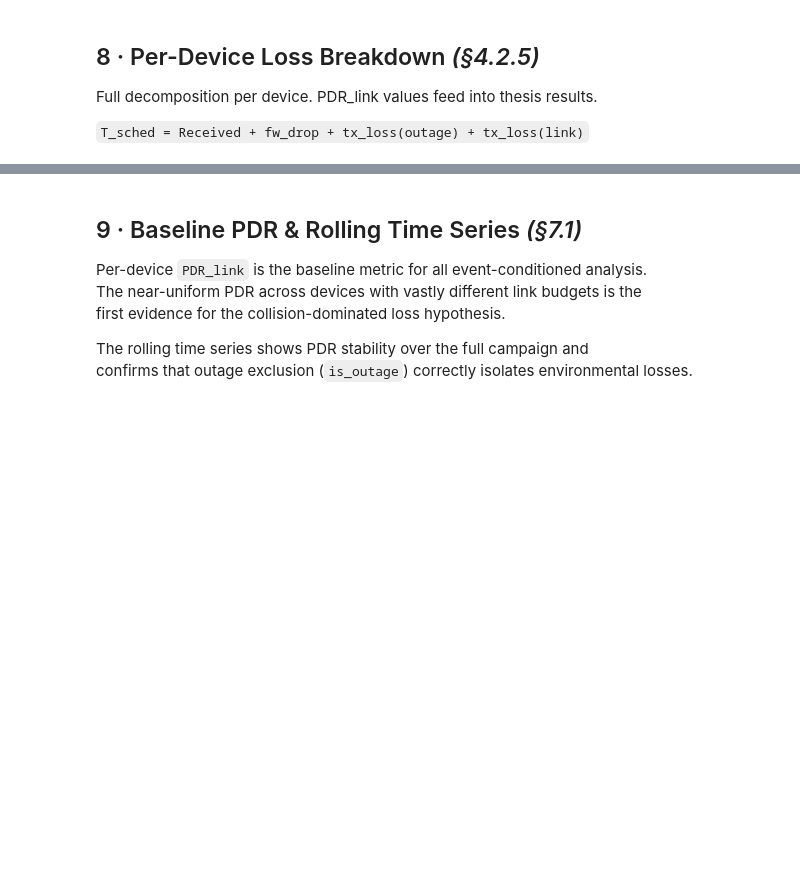
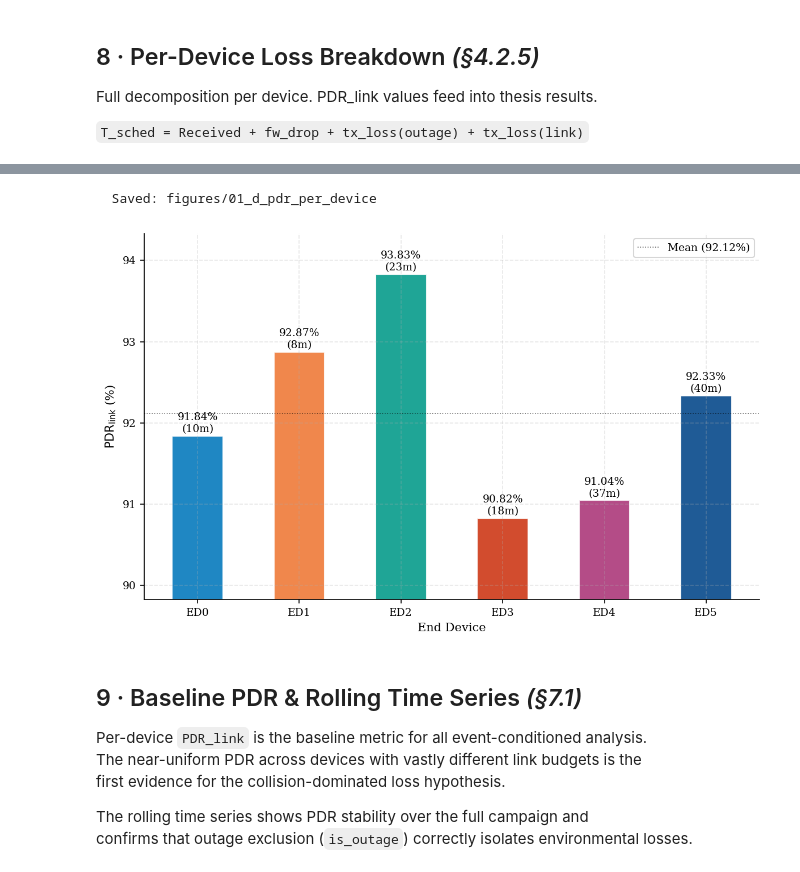
Before and after one commit to vincentmworia/Master-Thesis-Reliability-Analysis-of-Indoor-LoRaWAN-Links-using-packet-counter-reconstruction, a Jupyter notebook: notebooks/01_Packet-Counter_Reconstruction.ipynb, the cells around one changed output, grey strips where cells are left out. Drawn from its saved outputs; the diff is of its cells as text; code cells hidden in the pictures; blank space fills up the shorter version.

```diff
--- a/notebooks/01_Packet-Counter_Reconstruction.ipynb
+++ b/notebooks/01_Packet-Counter_Reconstruction.ipynb
@@ -752,3 +710,36 @@ save_fig(fig, '01_d_pdr_per_device')
+# %%
+
+# ── Fig 01_d — PDR_link per device ───────────────────────────────────────────
+DEVICES_P = sorted(df['device_id'].unique())
+dev_pdrs, dev_dists = [], []
+for dev in DEVICES_P:
+    g = df_link[df_link['device_id'] == dev]
+    rx = len(g)
+    lost = int(g['tx_loss'].sum())
+    dev_pdrs.append(rx / (rx + lost) * 100)
+    dev_dists.append(int(df[df['device_id'] == dev]['distance'].iloc[0]))
+
+fig, ax = plt.subplots(figsize=(8, 5))
+
+bars2 = ax.bar(DEVICES_P, dev_pdrs,
+               color=DEVICE_COLORS[:len(DEVICES_P)],
+               width=0.5, alpha=0.88, edgecolor='white')
+for bar, v, d in zip(bars2, dev_pdrs, dev_dists):
+    ax.text(bar.get_x() + bar.get_width() / 2, v + 0.02,
+            f'{v:.2f}%\n({d}m)', ha='center', va='bottom', fontsize=9)
+ax.axhline(y=pdr_link, color='black', lw=0.8, ls=':', alpha=0.6,
+           label=f'Mean ({pdr_link:.2f}%)')
+ax.set_ylabel(r'$\mathrm{PDR_{link}}$ (%)')
+ax.set_xlabel('End Device')
+ax.set_ylim(min(dev_pdrs) - 1, max(dev_pdrs) + 0.5)
+# ax.set_title(r'$\mathrm{PDR_{link}}$ per Device (distance annotated)')
+ax.legend(fontsize=9)
+
+fig.tight_layout()
+save_fig(fig, '01_d_pdr_per_device')
+# %% [output]
+  Saved: figures/01_d_pdr_per_device
+[figure, added]
 # %% [markdown]
 ## 9 · Baseline PDR & Rolling Time Series  *(§7.1)*
 
```
Also changed, not shown: parts of 15 cells of this notebook.
